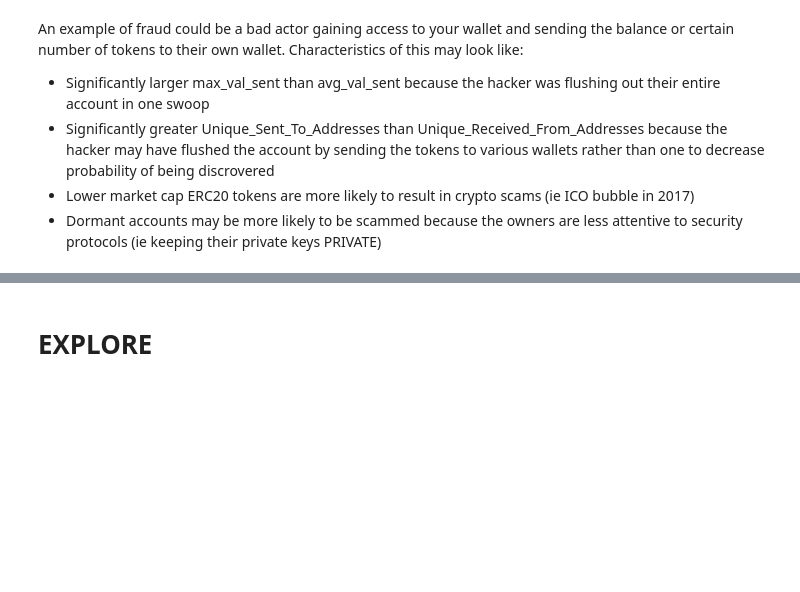
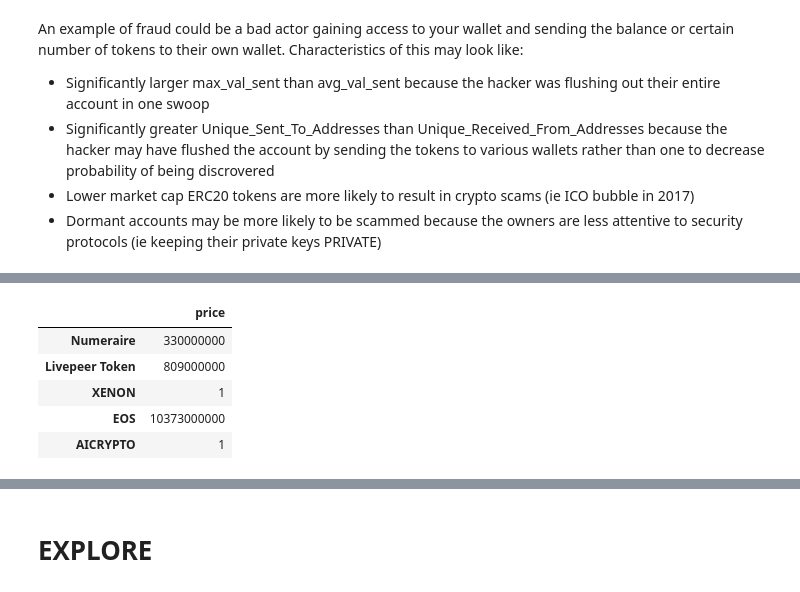
Before and after one commit to kuninethan95/OSEMN, a Jupyter notebook: index_OSEMN.ipynb, the cells around one changed output, grey strips where cells are left out. Drawn from its saved outputs; the diff is of its cells as text; code cells hidden in the pictures; blank space fills up the shorter version.

```diff
--- a/index_OSEMN.ipynb
+++ b/index_OSEMN.ipynb
@@ -518,0 +573,9 @@ token_dict2 = {'Numeraire':330000000, 'Livepeer Token':809000000, 'XENON':1, 'EO
+# %%
+df_all_coins.head()
+# %% [output]
+|  | price |
+| Numeraire | 330000000 |
+| Livepeer Token | 809000000 |
+| XENON | 1 |
+| EOS | 10373000000 |
+| AICRYPTO | 1 |
```
Also changed, not shown: parts of 36 cells of this notebook.
